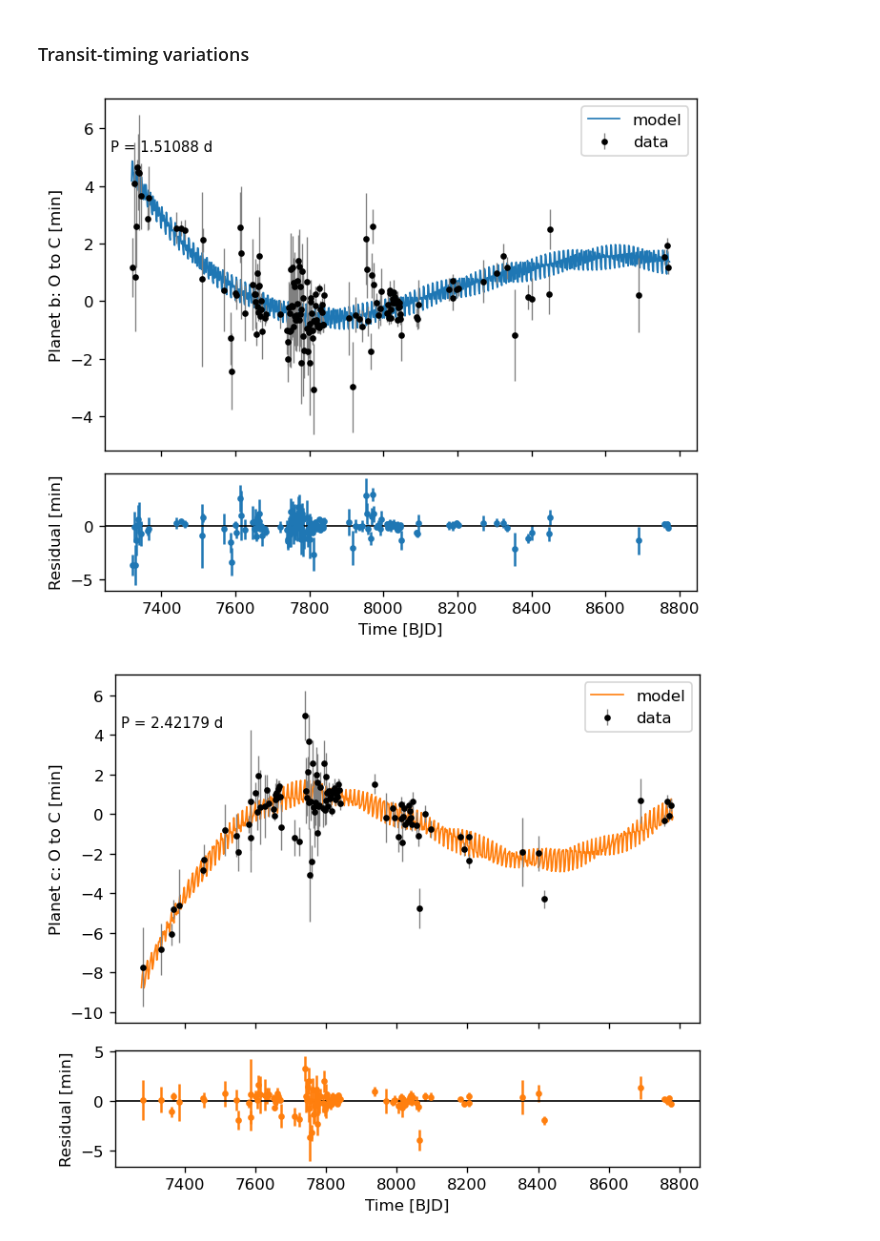
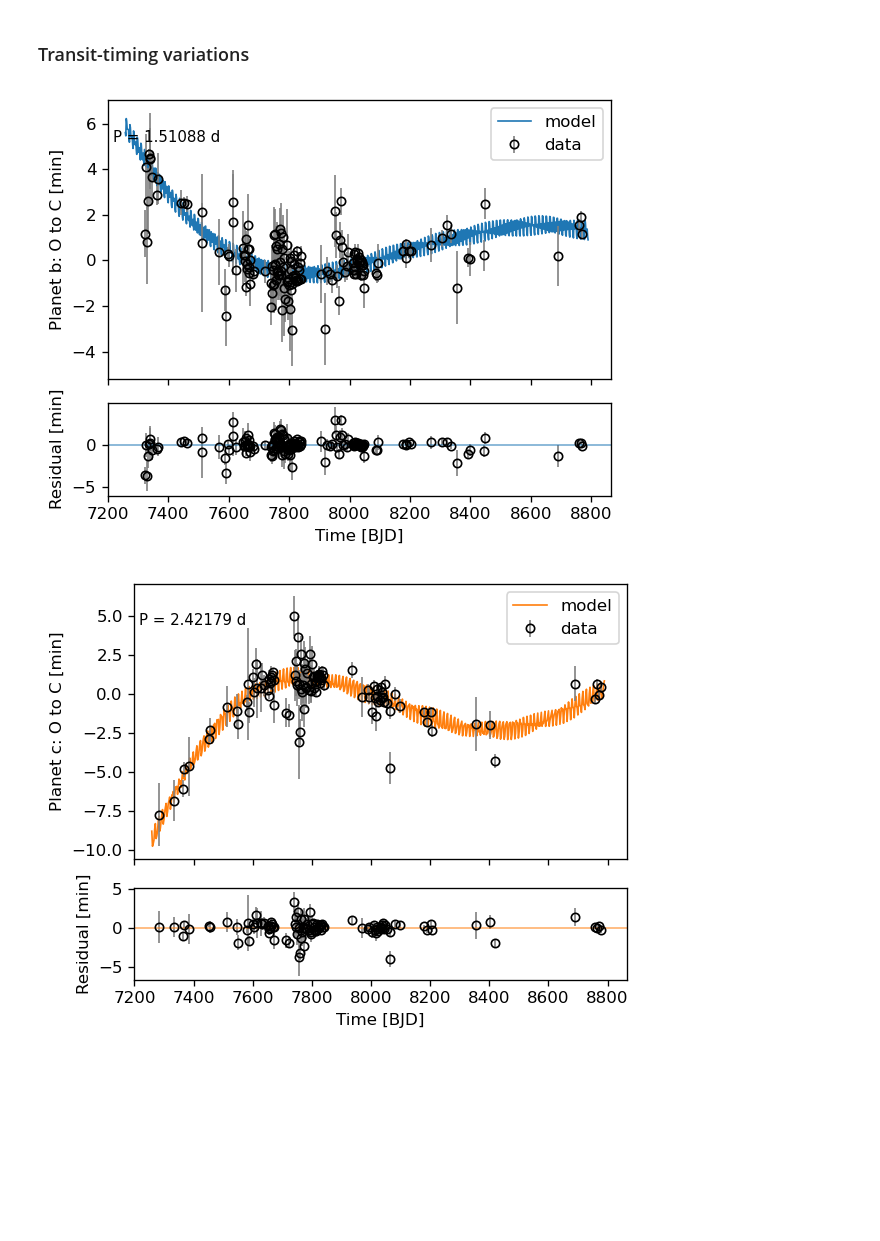
Before and after one commit to DqChen19/Nbody, a Jupyter notebook: Nbody_notebook.ipynb, the cells around one changed output. Drawn from its saved outputs; the diff is of its cells as text; code cells hidden in the pictures; blank space fills up the shorter version.

```diff
--- a/Nbody_notebook.ipynb
+++ b/Nbody_notebook.ipynb
@@ -260,11 +269,19 @@ plt.show()
 # %%
+def residuals_only(el):
+    T, C = model_no_grad(el)
+    if not np.all(k < C[planet]):
+        return None
+    r = (tobs - T[planet, k]) / terr
+    return np.asarray(r)
+
+
 def residuals_and_jacobian(el):
-    T, C, D = model(el)
-    if not np.all(k < C[planet]):                 # a transit fell outside the integration window
+    T, C, D = model_grad(el)
+    if not np.all(k < C[planet]):
         return None, None
     r = (tobs - T[planet, k]) / terr
     J = np.stack([D[planet, k, JCOL[e], b] for b in range(1, 8) for e in FREE], axis=1) / terr[:, None]
-    return r, J
+    return np.asarray(r), np.asarray(J)
 
 def update(el, dp):
     el = el.copy()
@@ -278,6 +295,8 @@ chi2 = r @ r
 history = [chi2]
 print(f"iter 0: chi2 = {chi2:.6g}")
 start = time.perf_counter()
+init_start = start
+# Levenberg-Marquardt algorithm
 for it in range(1, 30):
     A, g = J.T @ J, J.T @ r
     while True:
@@ -293,11 +312,12 @@ for it in range(1, 30):
     converged = chi2 - chi2_try < 1e-4 * chi2
     el, r, J, chi2, lam = el_try, r_try, J_try, chi2_try, lam / 10
     history.append(chi2)
-    print(f"iter {it}: chi2 = {chi2:.6g}")
+    print(f"iter {it}: chi2 = {chi2:.6g}, with time {time.perf_counter() - start: 1f} seconds")
+    start = time.perf_counter()
     if converged:
         break
-print(f"fit time {time.perf_counter() - start:.1f} s;  chi2 = {chi2:.1f} for {len(r)} transits, "
-      f"{J.shape[1]} parameters (chi2/dof = {chi2 / (len(r) - J.shape[1]):.2f})")
+
+print(f"fit time {time.perf_counter() - init_start:.1f} s;  chi2 = {chi2:.1f} for {len(r)} transits, {J.shape[1]} parameters ")
 
 cov = np.linalg.inv(J.T @ J)                        # Fisher-matrix covariance at the best fit
 sigma = np.sqrt(np.diag(cov)).reshape(7, len(FREE))
@@ -318,31 +357,32 @@ fit time 46.9 s;  chi2 = 654.3 for 447 transits, 35 parameters (chi2/dof = 1.59)
 # %% [markdown]
 ### Transit-timing variations
 # %%
-T_fit, C_fit, _ = model(el_fit)
+T_fit, C_fit, _ = model_grad(el_fit)
 res_fit = (tobs - T_fit[planet, k]) * 1440
 for p in range(1, 8):
-    fig, (ax1, ax2) = plt.subplots(2,1, figsize = (6, 5),dpi = 120, sharex = True, gridspec_kw= {'height_ratios': [3,1]})
+    fig, (ax1, ax2) = plt.subplots(2,1, figsize = (5, 4),dpi = 120, sharex = True, gridspec_kw= {'height_ratios': [3,1]})
 
     sel = planet == p
     w = 1 / terr[sel]**2
-    P_lin, T0_lin = np.polyfit(k[sel], tobs[sel], 1, w=np.sqrt(w))
-    n_all = np.arange(k[sel].min() - 2, k[sel].max() + 3)
-    n_all = n_all[(n_all >= 0) & (n_all < C_fit[p])]
+    P_lin, T0_lin = np.polyfit(k[sel], tobs[sel], 1, w=np.sqrt(w)) #orbital period and reference transit time, T = T0 + Pn
+    n_all = np.arange(C_fit[p])
+    n_all = n_all[T_fit[p, n_all] + TOFF >= 7200]
 
     ax1.plot(T_fit[p, n_all] + TOFF, (T_fit[p, n_all] - (T0_lin + P_lin * n_all)) * 1440, "-", color=COLORS[p-1], lw=1, label = 'model')
     ax1.errorbar(tobs[sel] + TOFF, (tobs[sel] - (T0_lin + P_lin * k[sel])) * 1440, terr[sel] * 1440,
-                fmt="o", ms=3, color="k", ecolor="0.5", lw=0.8, label = 'data')
+                fmt="o", ms=5, color="k", ecolor="0.5", lw=1, label = 'data', mfc='none')
     ax1.set_ylabel(f"Planet {NAMES[p-1]}: O to C [min]")
+    ax1.set_xlim(left = 7200)
     ax1.text(0.01, 0.85, f"P = {P_lin:.5f} d", transform=ax1.transAxes, fontsize=9)
     ax1.legend()
 
-    ax2.errorbar(tobs[sel] + TOFF, res_fit[sel], terr[sel] * 1440, fmt="o", ms=3, color=COLORS[p-1], label=NAMES[p-1])
-    ax2.axhline(0, c = 'k', lw = 1)
+    ax2.errorbar(tobs[sel] + TOFF, res_fit[sel], terr[sel] * 1440, fmt="o", ms=5, color='k',ecolor="0.5", mfc='none', lw=1,label=NAMES[p-1])
+    ax2.axhline(0, c = COLORS[p-1], lw = 1, alpha = 0.6)
     ax2.set_ylabel("Residual [min]")
     ax2.set_xlabel("Time [BJD]")
 
     plt.tight_layout()
     plt.show()
 # %% [output]
-[figure, old version]
+[figure, new version]
-[figure, old version]
+[figure, new version]
```
Also changed, not shown: parts of 24 cells of this notebook, 2 other files.
